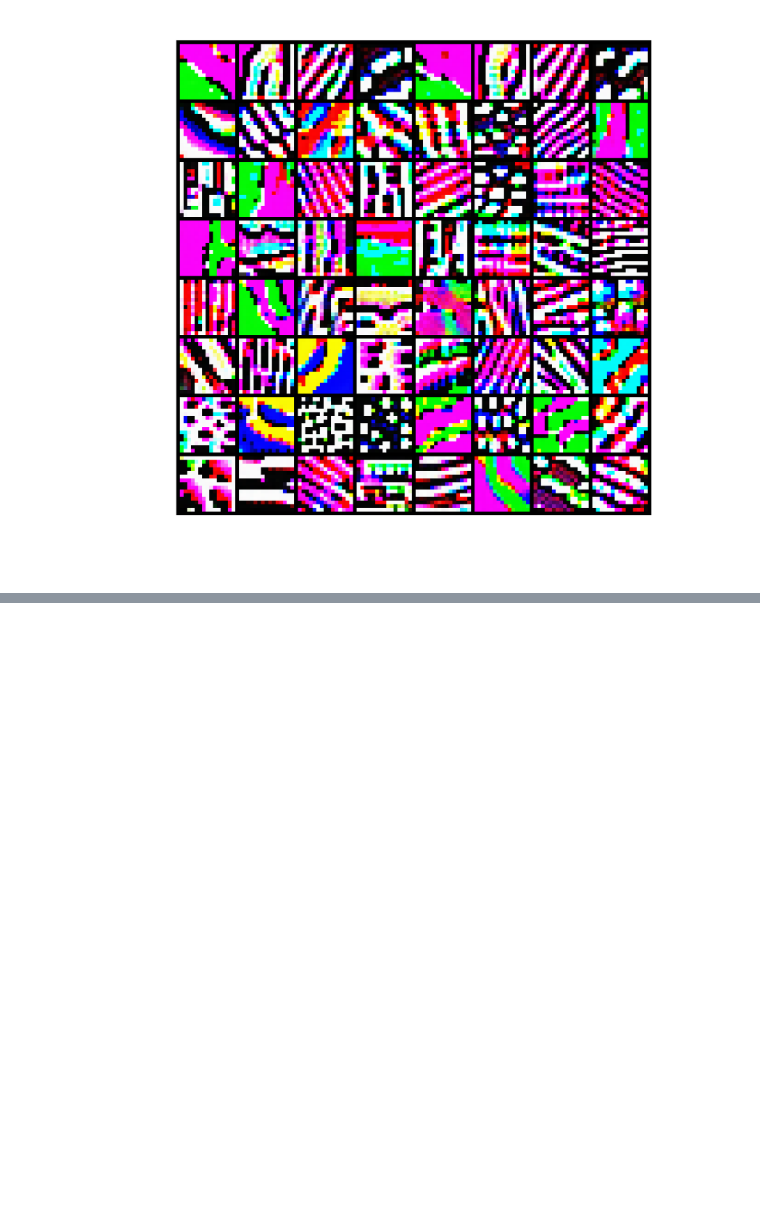
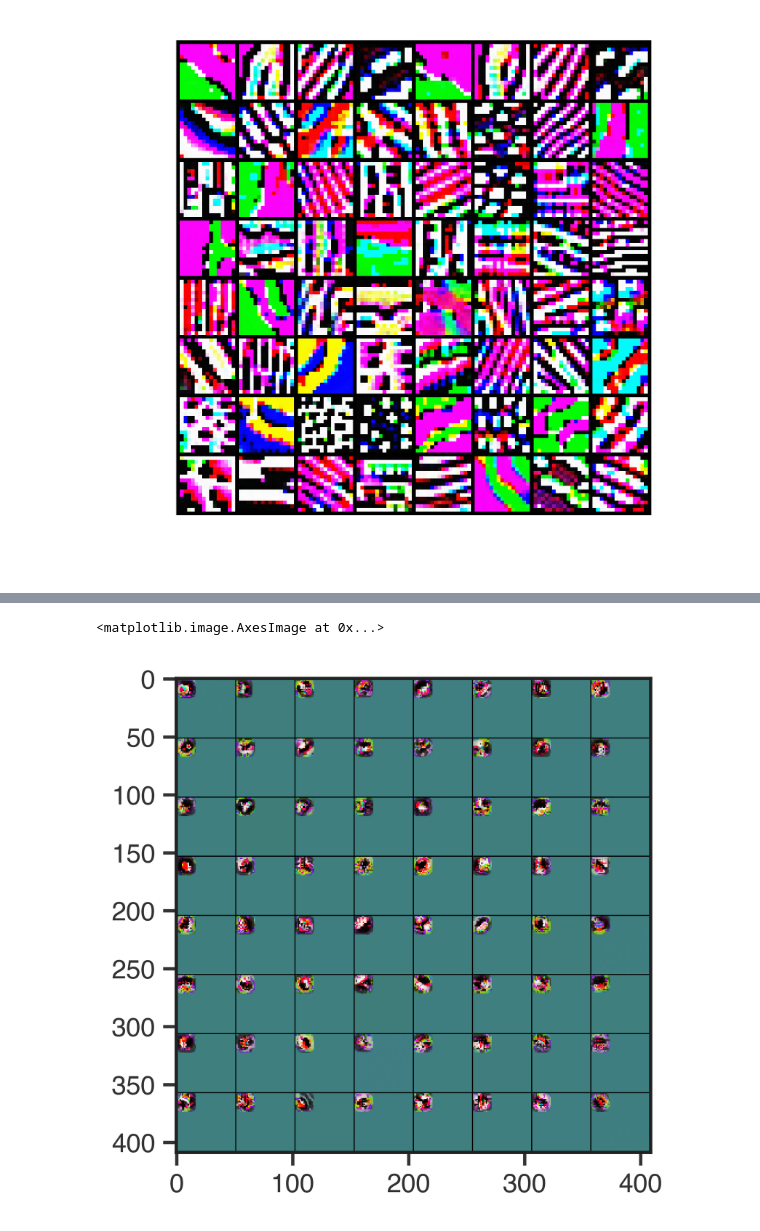
Before and after one commit to lmcintosh/ipython-notebooks, a Jupyter notebook: tutorials/Tutorials - Image Gradients for VGG-16.ipynb, the cells around one changed output, grey strips where cells are left out. Cells and saved outputs as stored; diff of their text form; code cells hidden in the pictures; blank space fills up the shorter version.

```diff
--- a/tutorials/Tutorials - Image Gradients for VGG-16.ipynb
+++ b/tutorials/Tutorials - Image Gradients for VGG-16.ipynb
@@ -451,0 +569,2 @@ for i in tqdm(range(64)):
+# %%
+tmp_image = display_map.copy()
@@ -451,0 +573,10 @@ for i in tqdm(range(64)):
+# %%
+new_image = np.zeros_like(tmp_image)
+for y in range(new_image.shape[0]):
+    for x in range(new_image.shape[1]):
+        new_image[y,x] = colorsys.hsv_to_rgb(tmp_image[y,x,2], tmp_image[y,x,0], tmp_image[y,x,1])
+# %%
+plt.imshow(new_image)
+# %% [output]
+<matplotlib.image.AxesImage at 0x...>
+[figure, added]
```
Also changed, not shown: parts of 65 cells of this notebook.
